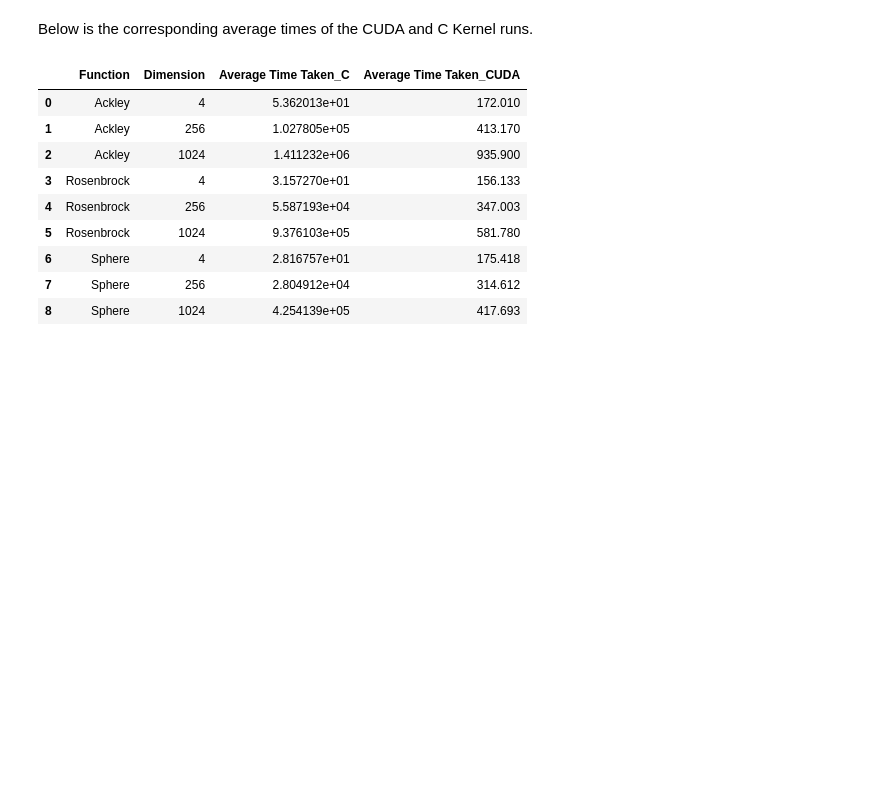
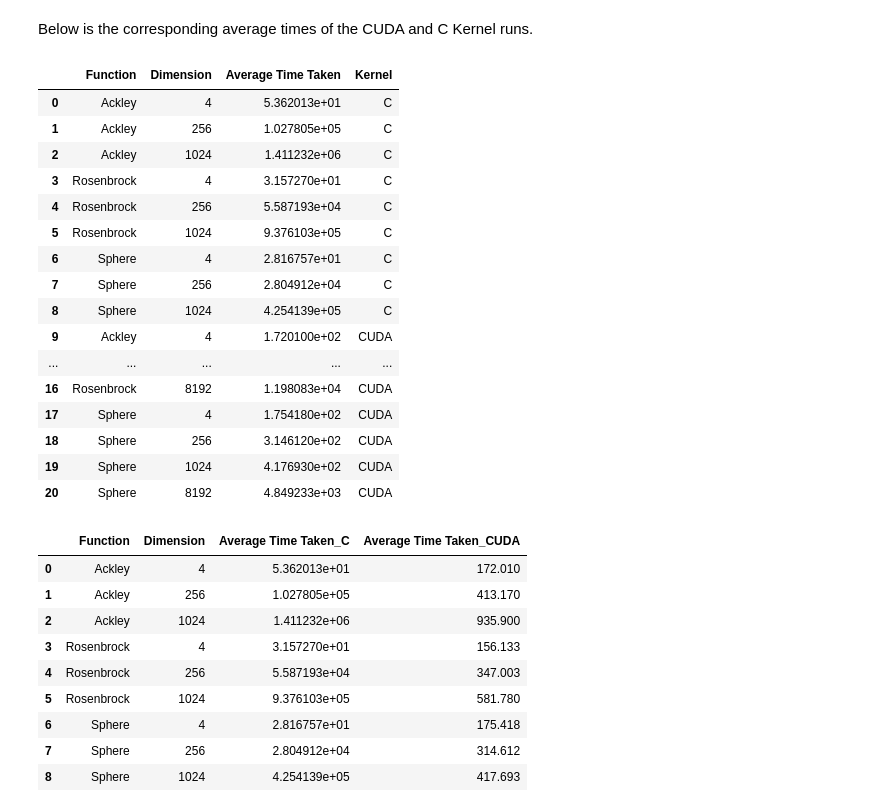
Before and after one commit to ADichoso/CSC612M_MP2, a Jupyter notebook: Results/Results.ipynb, the cells around one changed output. Saved outputs shown, nothing was run; the diff lists cells and outputs as text; code cells hidden in the pictures; blank space fills up the shorter version.

```diff
--- a/Results/Results.ipynb
+++ b/Results/Results.ipynb
@@ -199,3 +199,36 @@ cuda_avg_times_df
 | 11 | Sphere | 8192 | 4849.233 |
 # %% [markdown]
 Below is the corresponding average times of the CUDA and C Kernel runs.
+# %%
+# Add a column to indicate source for C and CUDA average times
+c_times = c_avg_times_df.copy()
+c_times["Kernel"] = "C"
+
+cuda_times = cuda_avg_times_df.copy()
+cuda_times["Kernel"] = "CUDA"
+
+# Ensure column names match for concatenation
+c_times = c_times.rename(columns={"Average Time Taken": "Average Time Taken"})
+cuda_times = cuda_times.rename(columns={"Average Time Taken": "Average Time Taken"})
+
+# Concatenate rowwise
+merged_avg_times_df = pd.concat([c_times, cuda_times], ignore_index=True)
+merged_avg_times_df
+# %% [output]
+|  | Function | Dimension | Average Time Taken | Kernel |
+| 0 | Ackley | 4 | 5.362013e+01 | C |
+| 1 | Ackley | 256 | 1.027805e+05 | C |
+| 2 | Ackley | 1024 | 1.411232e+06 | C |
+| 3 | Rosenbrock | 4 | 3.157270e+01 | C |
+| 4 | Rosenbrock | 256 | 5.587193e+04 | C |
+| 5 | Rosenbrock | 1024 | 9.376103e+05 | C |
+| 6 | Sphere | 4 | 2.816757e+01 | C |
+| 7 | Sphere | 256 | 2.804912e+04 | C |
+| 8 | Sphere | 1024 | 4.254139e+05 | C |
+| 9 | Ackley | 4 | 1.720100e+02 | CUDA |
+| ... | ... | ... | ... | ... |
+| 16 | Rosenbrock | 8192 | 1.198083e+04 | CUDA |
+| 17 | Sphere | 4 | 1.754180e+02 | CUDA |
+| 18 | Sphere | 256 | 3.146120e+02 | CUDA |
+| 19 | Sphere | 1024 | 4.176930e+02 | CUDA |
+| 20 | Sphere | 8192 | 4.849233e+03 | CUDA |
```
Also changed, not shown: parts of 4 cells of this notebook, 5 other files.
